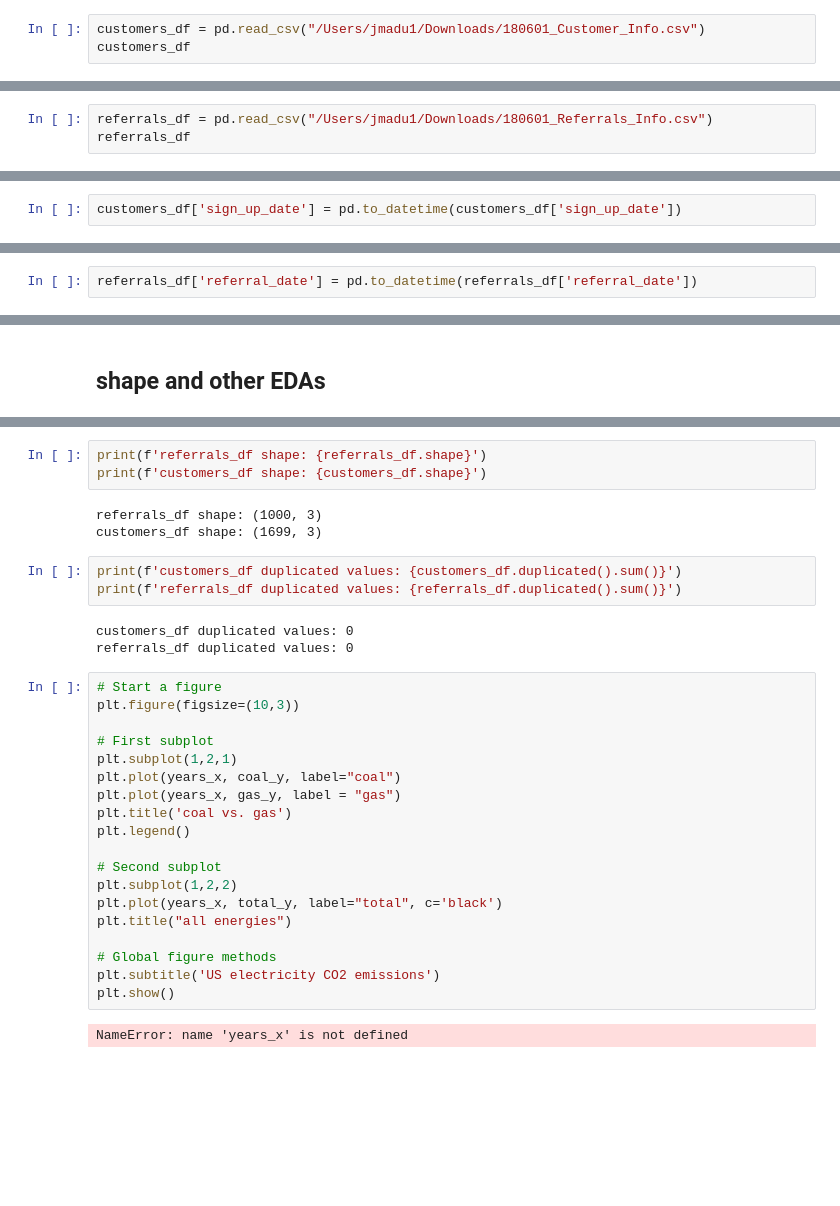
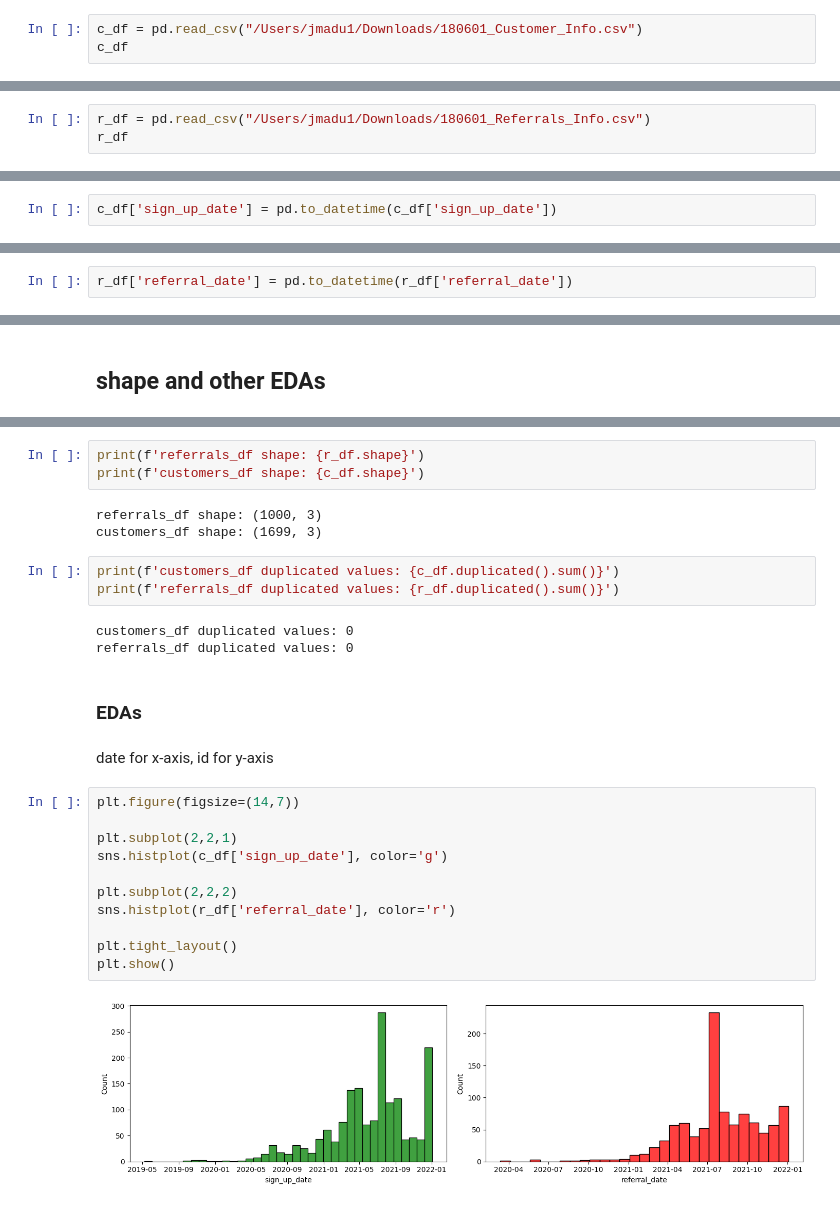
Before and after one commit to joannesmadu/bulb-challenge, a Jupyter notebook: data-preparation.ipynb, the cells around one changed output, grey strips where cells are left out. Saved outputs shown, nothing was run; the diff lists cells and outputs as text; blank space fills up the shorter version.

```diff
--- a/data-preparation.ipynb
+++ b/data-preparation.ipynb
@@ -11,8 +13,8 @@ from sklearn.pipeline import Pipeline
 # %% [markdown]
 # upload dfs
 # %%
-customers_df = pd.read_csv("/Users/jmadu1/Downloads/180601_Customer_Info.csv")
-customers_df
+c_df = pd.read_csv("/Users/jmadu1/Downloads/180601_Customer_Info.csv")
+c_df
 # %% [output]
 |  | customer_id | sign_up_date | sign_up_channel |
 | 0 | 2543 | 2021-04-26 | Price Comparison Website |
@@ -28,8 +30,8 @@ customers_df
 | 1698 | 722 | 2020-02-21 | Bulb Website |
 1699 rows × 3 columns
 # %%
-referrals_df = pd.read_csv("/Users/jmadu1/Downloads/180601_Referrals_Info.csv")
-referrals_df
+r_df = pd.read_csv("/Users/jmadu1/Downloads/180601_Referrals_Info.csv")
+r_df
 # %% [output]
 |  | referral_date | referrer_customer_id | sign_up_customer_id |
 | 0 | 2021-07-18 | 795 | 1771 |
@@ -62,5 +64,5 @@ Data columns (total 3 columns):
 dtypes: int64(1), object(2)
 memory usage: 39.9+ KB
 # %%
-customers_df['sign_up_date'] = pd.to_datetime(customers_df['sign_up_date'])
+c_df['sign_up_date'] = pd.to_datetime(c_df['sign_up_date'])
 # %%
@@ -90,5 +92,5 @@ Data columns (total 3 columns):
 dtypes: int64(2), object(1)
 memory usage: 23.6+ KB
 # %%
-referrals_df['referral_date'] = pd.to_datetime(referrals_df['referral_date'])
+r_df['referral_date'] = pd.to_datetime(r_df['referral_date'])
 # %%
@@ -121,33 +127,29 @@ referrals_df.profile_report()
 # %%
-print(f'referrals_df shape: {referrals_df.shape}')
-print(f'customers_df shape: {customers_df.shape}')
+print(f'referrals_df shape: {r_df.shape}')
+print(f'customers_df shape: {c_df.shape}')
 # %% [output]
 referrals_df shape: (1000, 3)
 customers_df shape: (1699, 3)
 # %%
-print(f'customers_df duplicated values: {customers_df.duplicated().sum()}')
-print(f'referrals_df duplicated values: {referrals_df.duplicated().sum()}')
+print(f'customers_df duplicated values: {c_df.duplicated().sum()}')
+print(f'referrals_df duplicated values: {r_df.duplicated().sum()}')
 # %% [output]
 customers_df duplicated values: 0
 referrals_df duplicated values: 0
-# %%
-# Start a figure
-plt.figure(figsize=(10,3))
-
-# First subplot
-plt.subplot(1,2,1)
-plt.plot(years_x, coal_y, label="coal")
-plt.plot(years_x, gas_y, label = "gas")
-plt.title('coal vs. gas')
-plt.legend()
-
-# Second subplot
-plt.subplot(1,2,2)
-plt.plot(years_x, total_y, label="total", c='black')
-plt.title("all energies")
-
-# Global figure methods
-plt.subtitle('US electricity CO2 emissions')
-plt.show()
-# %% [output]
-NameError: name 'years_x' is not defined
+# %% [markdown]
+### EDAs
+# %% [markdown]
+date for x-axis, id for y-axis
+# %%
+plt.figure(figsize=(14,7))
+
+plt.subplot(2,2,1)
+sns.histplot(c_df['sign_up_date'], color='g')
+
+plt.subplot(2,2,2)
+sns.histplot(r_df['referral_date'], color='r')
+
+plt.tight_layout()
+plt.show()
+# %% [output]
+[figure, added]
```
Also changed, not shown: parts of 28 cells of this notebook, 1 other file.
